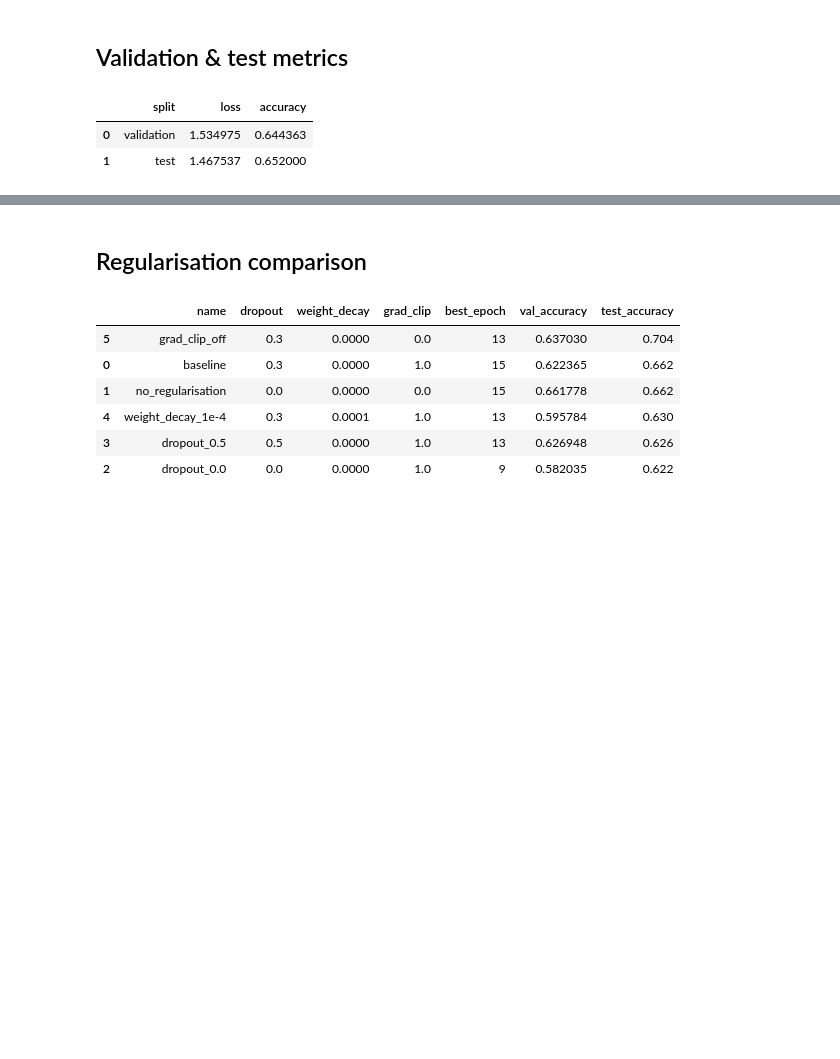
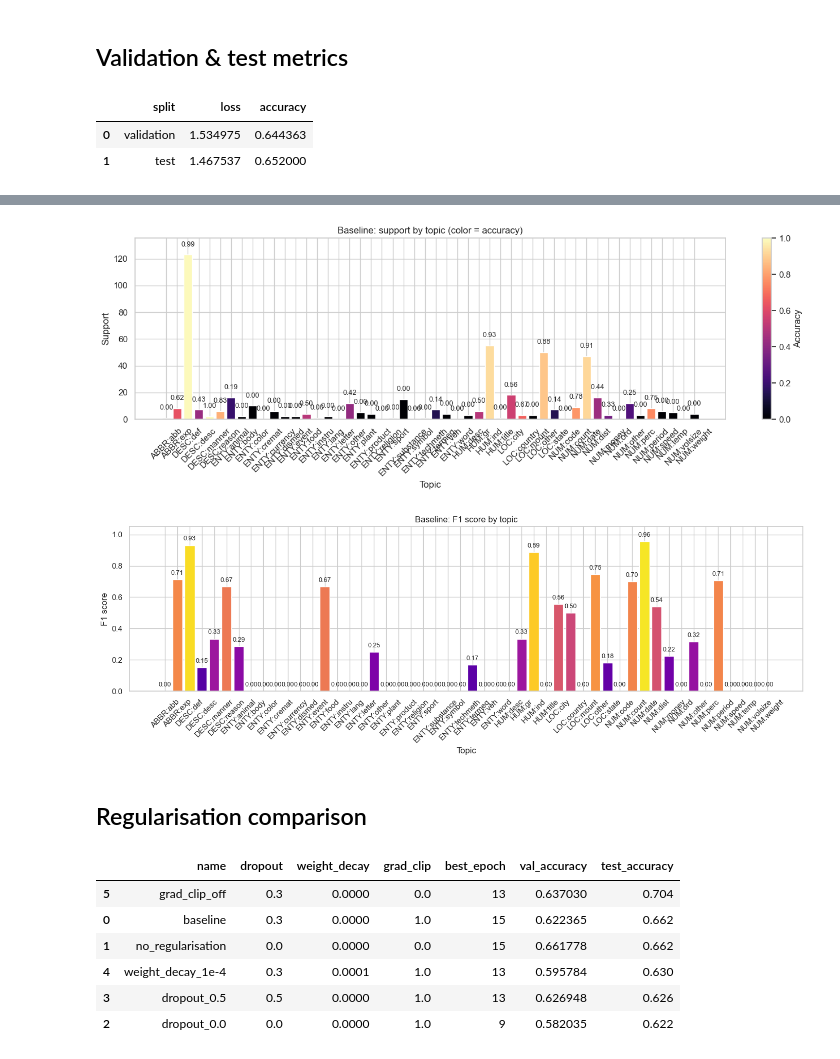
Before and after one commit to JonssonAlexander/NLP_Project_group45, a Jupyter notebook: 02_rnn.ipynb, the cells around one changed output, grey strips where cells are left out. Cells and saved outputs as stored; diff of their text form; code cells hidden in the pictures; blank space fills up the shorter version.

```diff
--- a/02_rnn.ipynb
+++ b/02_rnn.ipynb
@@ -140,3 +145,44 @@ plt.show()
+# %%
+baseline_report_df = classification_report_table(test_eval, index_to_label)
+baseline_label_rows = baseline_report_df.loc[
+    ~baseline_report_df.index.isin(['accuracy', 'macro avg', 'weighted avg', 'micro avg'])
+].copy()
+if 'accuracy' not in baseline_label_rows.columns:
+    baseline_label_rows['accuracy'] = baseline_label_rows.get('recall', 0.0)
+
+fig, ax = plt.subplots(figsize=(14, 5))
+support_colors = [cm.get_cmap('magma')(acc) for acc in baseline_label_rows['accuracy'].clip(0, 1)]
+bars = ax.bar(baseline_label_rows.index, baseline_label_rows['support'], color=support_colors)
+ax.set_xlabel('Topic')
+ax.set_ylabel('Support')
+ax.set_title('Baseline: support by topic (color = accuracy)')
+ax.set_ylim(0, baseline_label_rows['support'].max() * 1.1)
+for bar, accuracy in zip(bars, baseline_label_rows['accuracy']):
+    ax.text(bar.get_x() + bar.get_width() / 2, bar.get_height() + 5, f'{accuracy:.2f}', ha='center', va='bottom', fontsize=9)
+sm = cm.ScalarMappable(cmap=cm.get_cmap('magma'), norm=colors.Normalize(0, 1))
+sm.set_array([])
+fig.colorbar(sm, ax=ax, label='Accuracy')
+plt.xticks(rotation=45)
+plt.tight_layout()
+fig.savefig('plots/part2_classification_support.png', dpi=300)
+plt.show()
+
+fig, ax = plt.subplots(figsize=(14, 5))
+f1_colors = [cm.get_cmap('plasma')(score) for score in baseline_label_rows['f1-score'].clip(0, 1)]
+bars = ax.bar(baseline_label_rows.index, baseline_label_rows['f1-score'], color=f1_colors)
+ax.set_xlabel('Topic')
+ax.set_ylabel('F1 score')
+ax.set_title('Baseline: F1 score by topic')
+ax.set_ylim(0, 1.05)
+for bar, score in zip(bars, baseline_label_rows['f1-score']):
+    ax.text(bar.get_x() + bar.get_width() / 2, bar.get_height() + 0.02, f'{score:.2f}', ha='center', va='bottom', fontsize=9)
+plt.xticks(rotation=45)
+plt.tight_layout()
+fig.savefig('plots/part2_classification_f1.png', dpi=300)
+plt.show()
+# %% [output]
+[figure, added]
+[figure, added]
 # %% [markdown]
 ## Regularisation comparison
 # %%
```
Also changed, not shown: parts of 4 cells of this notebook, 11 other files.
